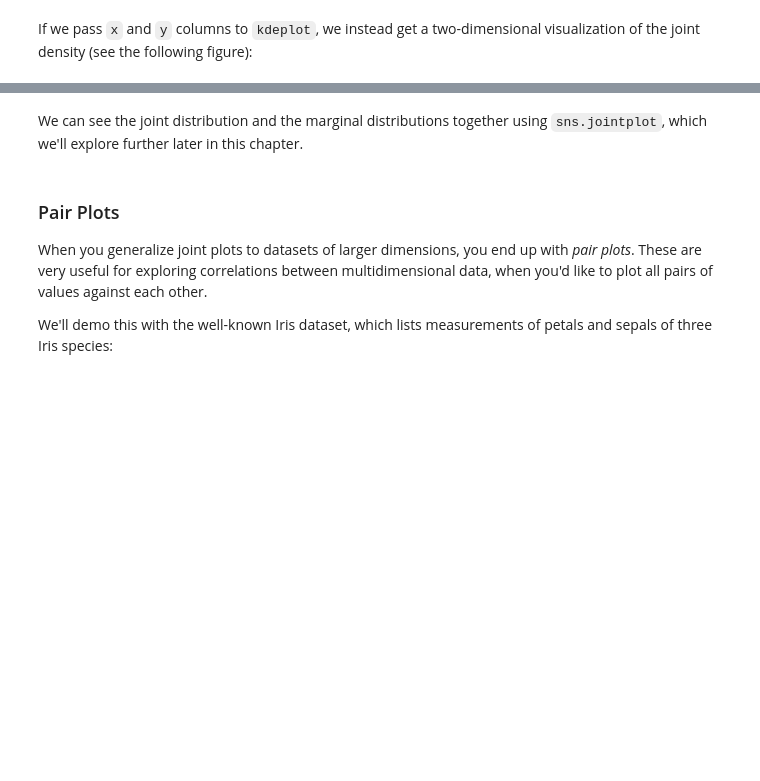
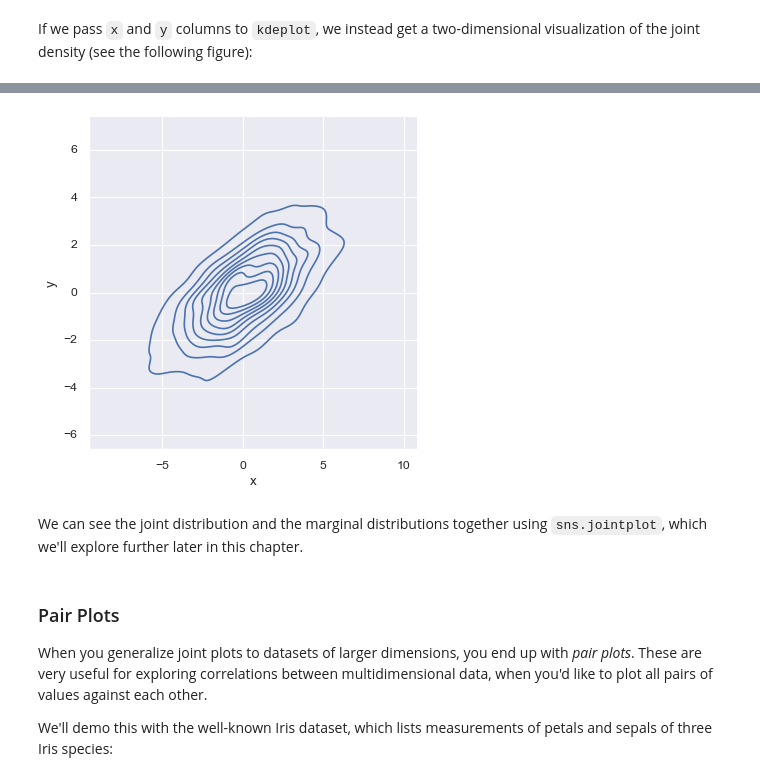
Before and after one commit to TheAwesomeGe/DECD, a Jupyter notebook: notebooks/04-visualization.ipynb, the cells around one changed output, grey strips where cells are left out. Saved outputs shown, nothing was run; the diff lists cells and outputs as text; code cells hidden in the pictures; blank space fills up the shorter version.

```diff
--- a/notebooks/04-visualization.ipynb
+++ b/notebooks/04-visualization.ipynb
@@ -81,3 +85,7 @@ sns.kdeplot(data=data, x='x', y='y');
+# %%
+sns.displot(data=data, x='x', y='y', kind='kde');
+# %% [output]
+[figure, added]
 # %% [markdown]
 We can see the joint distribution and the marginal distributions together using `sns.jointplot`, which we'll explore further later in this chapter.
 # %% [markdown]
```
Also changed, not shown: parts of 11 cells of this notebook, 2 other files.
